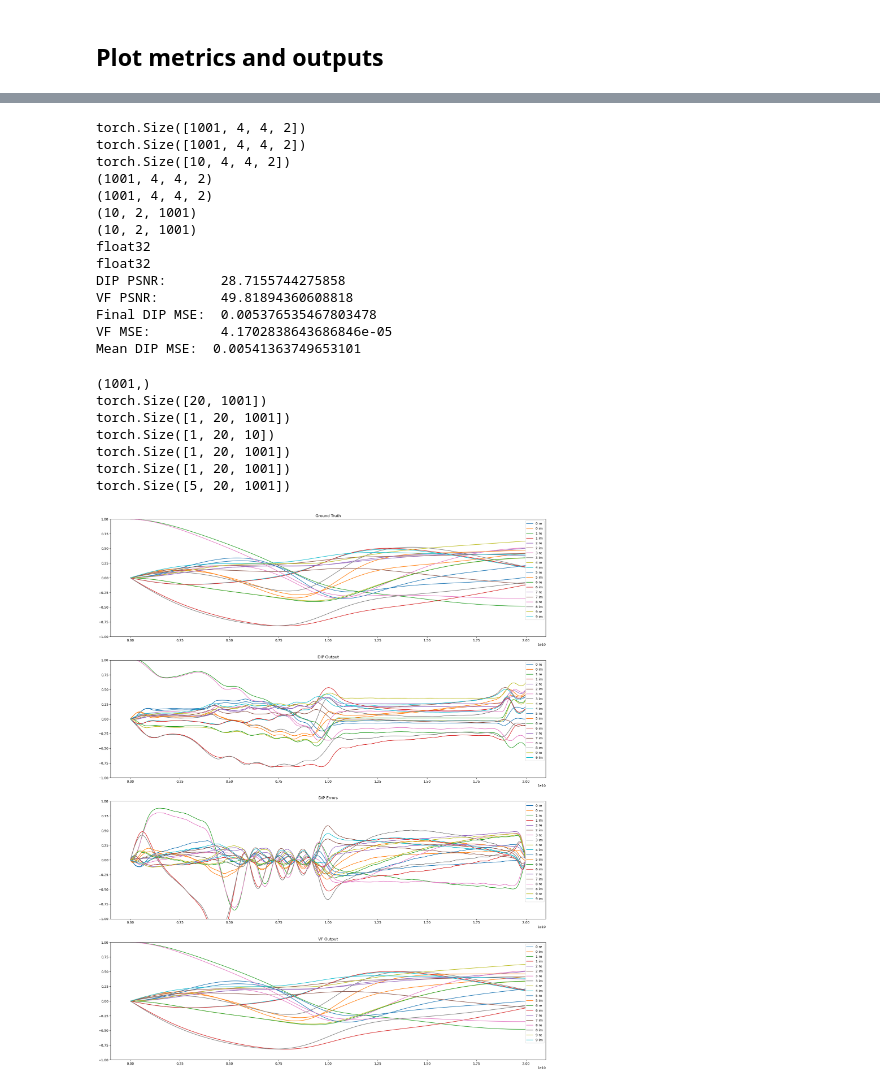
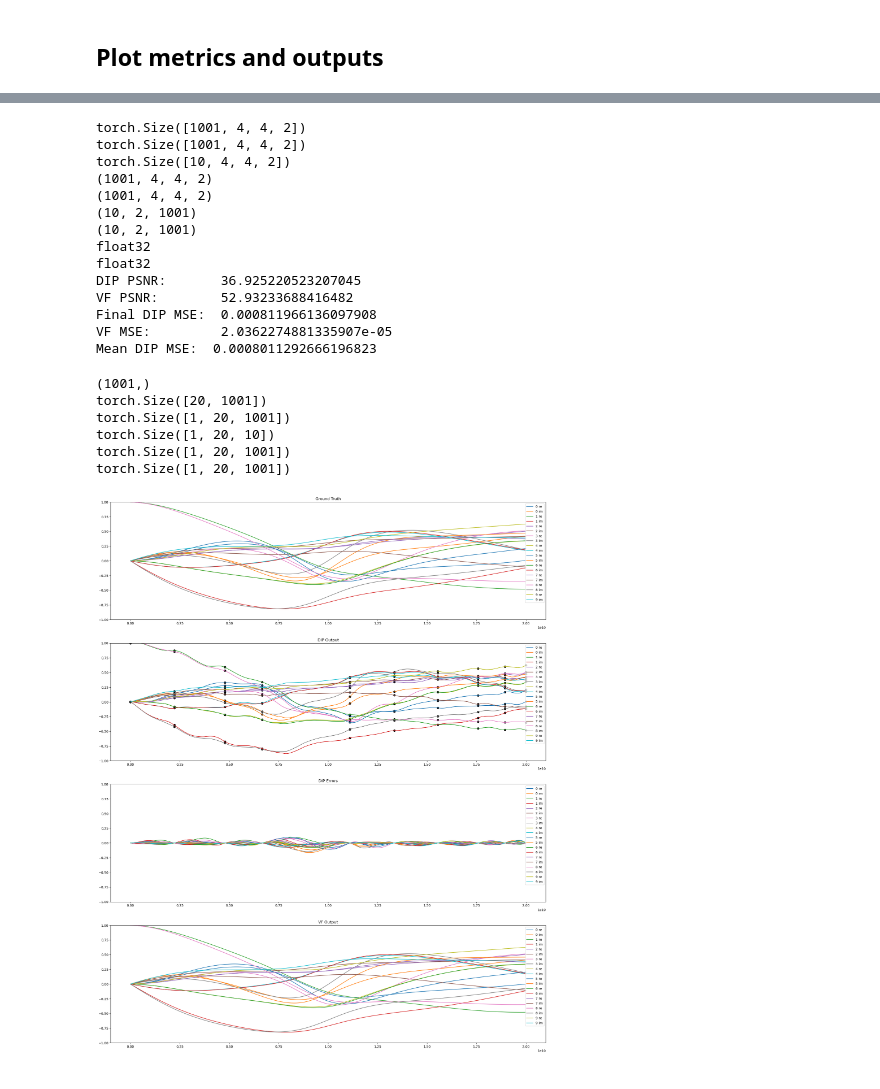
Before and after one commit to VarunGorti/CurveFitting-DIP, a Jupyter notebook: oracle_sampling/oracle_5.ipynb, the cells around one changed output, grey strips where cells are left out. Cells and saved outputs as stored; diff of their text form; code cells hidden in the pictures.

```diff
--- a/oracle_sampling/oracle_5.ipynb
+++ b/oracle_sampling/oracle_5.ipynb
@@ -20,4 +22,4 @@ sys.path.insert(0,'..')
 # %%
-device = torch.device('cuda:2' if torch.cuda.is_available() else 'cpu')
+device = torch.device('cuda:7' if torch.cuda.is_available() else 'cpu')
 print(device)
 # %% [output]
@@ -136,15 +138,27 @@ plt.show()
 # %%
 PROBLEM_TYPE = "equal" #[random, equal, forecast, full, log, sqrt]
 # M = int(0.10 * N_FREQS)
-M = 2
+M = 10
 
 kept_inds, missing_inds = utils.get_inds(PROBLEM_TYPE, N_FREQS, M)
+old_kept = kept_inds.copy()
 
 M = len(kept_inds) #re-define in case kept_inds is off by 1 or something
+
+# remove every other point, starting at the back, don't remove first point
+remove = False
+for i in range(len(kept_inds) - 1, 0, -1):
+    if remove:
+        kept_inds = np.delete(kept_inds, [i])
+        remove = False
+    else:
+        remove = True
+
 
 print("Number of Ground Truth Frequency Points: ", N_FREQS)
 print("Number of Measurements: ", M)
 print("Undersampling Ratio: ", M/N_FREQS)
 print(kept_inds)
+print(old_kept)
 # %% [output]
 Number of Ground Truth Frequency Points:  1001
@@ -244,11 +259,14 @@ TOTAL PARAMS:  349384
 ## Define training parameters, losses, and track stats
 # %%
 #grab the correct file we want for VF
-NUM_ACTIVE = 8
+NUM_ACTIVE = M - len(kept_inds)
 
 LR = 2e-4
+FIRST_ITER = 20000
 NUM_ITER = 2000
-TOTAL_ITERS = NUM_ITER * (NUM_ACTIVE + 1)
+TOTAL_ITERS = FIRST_ITER + NUM_ITER * NUM_ACTIVE
+CURR_ITER = FIRST_ITER
+
 NUM_BURN_ITER = NUM_ITER * 0 # 0.2
 SAMPLE_EVERY = 40
 
@@ -329,7 +347,7 @@ for num_actively_sampled in range(NUM_ACTIVE + 1):
     scheduler = torch.optim.lr_scheduler.ExponentialLR(optim, gamma=LR_DECAY_FACTOR)
 
 
-    for i in range(int(NUM_ITER)):
+    for i in range(int(CURR_ITER)):
         optim.zero_grad()
 
         if NOISY_INPUT:
@@ -387,6 +405,7 @@ for num_actively_sampled in range(NUM_ACTIVE + 1):
 
     if is_initial_fit :
     #     NUM_ITER *= ACTIVE_ITER_RATIO
+        CURR_ITER = NUM_ITER
         is_initial_fit = False
 
 
@@ -600,13 +619,13 @@ torch.Size([10, 4, 4, 2])
 (10, 2, 1001)
 float32
 float32
-DIP PSNR:       28.7155744275858
-VF PSNR:        49.81894360608818
-Final DIP MSE:  0.005376535467803478
-VF MSE:         4.1702838643686846e-05
-Mean DIP MSE:  0.00541363749653101
+DIP PSNR:       36.925220523207045
+VF PSNR:        52.93233688416482
+Final DIP MSE:  0.000811966136097908
+VF MSE:         2.0362274881335907e-05
+Mean DIP MSE:  0.0008011292666196823
 # %%
-dip_errors = x.detach().cpu() - out.detach().cpu()
+dip_errors = x.detach().cpu() - sgld_means_by_sample[-1].detach().cpu()
 print(gt_freqs.shape)
 print(sgld_means_by_sample[-1].shape)
 print(dip_errors.shape)
@@ -643,41 +662,40 @@ if N_SPARAMS <= 10:
 # if N_SPARAMS <= 10:
 #     axes[1].legend(loc='upper right')
 
-print(sgld_outputs_by_sample[0].shape)
-out = sgld_outputs_by_sample[6][-1][np.newaxis]
-
 for i in range(N_SPARAMS):
     axes[1].plot(gt_freqs, out[0,2*i].detach().cpu(), label=str(i)+" re")
     axes[1].plot(gt_freqs, out[0,2*i+1].detach().cpu(), label=str(i)+" im")
+
+    axes[1].scatter(gt_freqs[kept_inds], y[0,2*i].cpu(), color='black')
+    axes[1].scatter(gt_freqs[kept_inds], y[0,2*i+1].cpu(), color='black')
 axes[1].set_title("DIP Output")
 axes[1].set_ylim(-1,1)
 if N_SPARAMS <= 10:
     axes[1].legend(loc='upper right')
 
 for i in range(N_SPARAMS):
     axes[2].plot(gt_freqs, dip_errors[0,2*i].detach().cpu(), label=str(i)+" re")
     axes[2].plot(gt_freqs, dip_errors[0,2*i+1].detach().cpu(), label=str(i)+" im")
 axes[2].set_title("DIP Errors")
 axes[2].set_ylim(-1,1)
 if N_SPARAMS <= 10:
     axes[2].legend(loc='upper right')
 
 for i in range(N_SPARAMS):
     axes[3].plot(gt_freqs, vf_data[0,2*i].detach().cpu(), label=str(i)+" re")
     axes[3].plot(gt_freqs, vf_data[0,2*i+1].detach().cpu(), label=str(i)+" im")
 axes[3].set_title("VF Output")
 axes[3].set_ylim(-1,1)
 if N_SPARAMS <= 10:
     axes[3].legend(loc='upper right')
 # %% [output]
 (1001,)
 torch.Size([20, 1001])
 torch.Size([1, 20, 1001])
 torch.Size([1, 20, 10])
 torch.Size([1, 20, 1001])
 torch.Size([1, 20, 1001])
-torch.Size([5, 20, 1001])
-[figure, old version]
+[figure, new version]
 # %%
 torch.set_printoptions(threshold=100000)
 print(sgld_stds_by_sample[-1])
```
Also changed, not shown: parts of 14 cells of this notebook, 45 other files.
